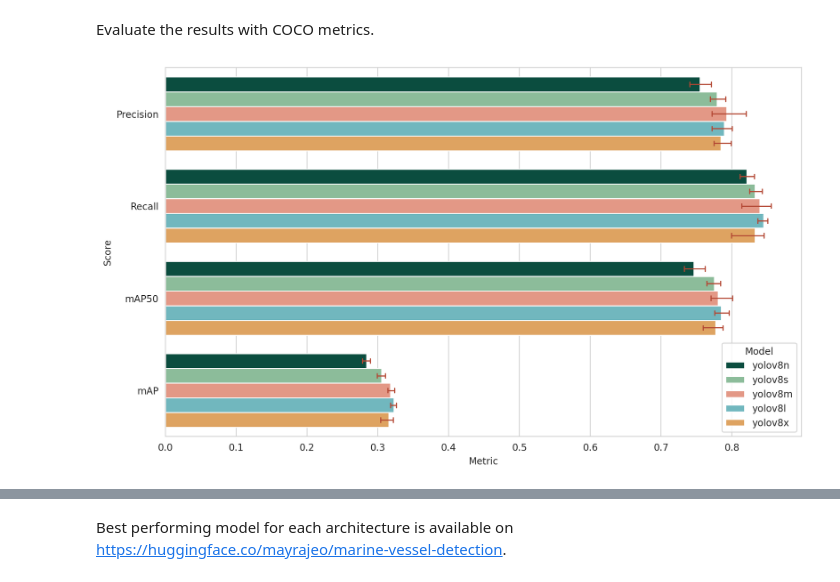
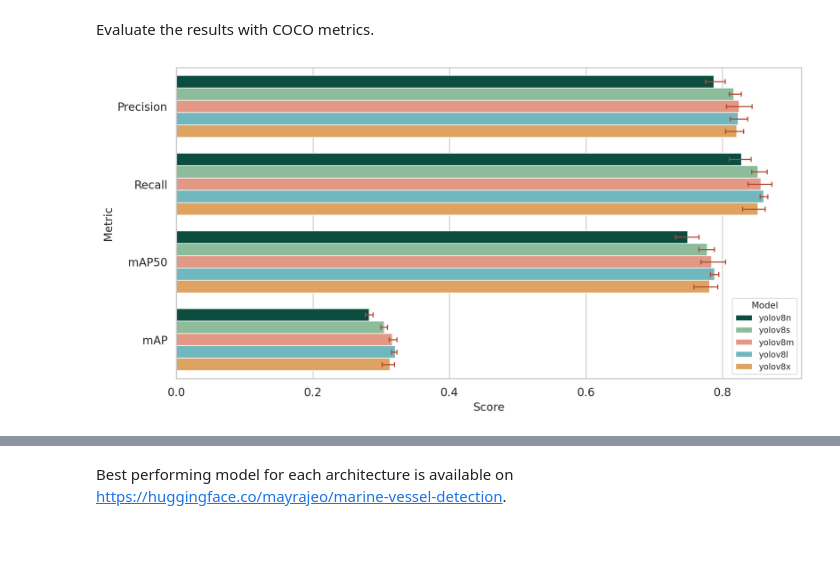
Before and after one commit to mayrajeo/ship-detection, a Jupyter notebook: nbs/detection_results.ipynb, the cells around one changed output, grey strips where cells are left out. Saved outputs shown, nothing was run; the diff lists cells and outputs as text; code cells hidden in the pictures; blank space fills up the shorter version.

```diff
--- a/nbs/detection_results.ipynb
+++ b/nbs/detection_results.ipynb
@@ -23,22 +23,9 @@ import numpy as np
 import warnings
 warnings.filterwarnings("ignore")
 
-from matplotlib.lines import Line2D
-
-from matplotlib.colors import ListedColormap
-colors5 = ["#005845", "#84C497", "#F28E77", "#64C1CB", "#F3A44C"]
-syke5 = ListedColormap(colors5)
-
-colors9 = ["#005845", "#84C497", "#F28E77", "#64C1CB", "#F3A44C", "#B34733", "#006085", "#575756", "#BB5B0F"]
-
-syke9 = ListedColormap(colors9)
-
-
-custom_lines = [Line2D([0], [0], color=syke5(0.0), lw=4),
-                Line2D([0], [0], color=syke5(.25), lw=4),
-                Line2D([0], [0], color=syke5(.50), lw=4),
-                Line2D([0], [0], color=syke5(.75), lw=4),
-                Line2D([0], [0], color=syke5(1.0), lw=4),]
+import sys
+sys.path.insert(1, '..')
+from src.colors import *
 
 model_path = Path('../runs')
 # %% [markdown]
@@ -189,7 +173,7 @@ Evaluate the results with COCO metrics.
 #| label: fig-testres
 #| fig-cap: Test set results by model architecture.
 
-def compute_precision_recall(pred_gdf:gpd.GeoDataFrame, gt_gdf:gpd.GeoDataFrame,
+def get_tp_fp_fn(pred_gdf:gpd.GeoDataFrame, gt_gdf:gpd.GeoDataFrame,
                              iou_threshold:float, area_limit:gpd.GeoDataFrame=None) -> tuple[float, float]:
     """
     Compute precision and recall for polygon predictions and ground truth dataframes.
@@ -239,55 +223,57 @@ def compute_precision_recall(pred_gdf:gpd.GeoDataFrame, gt_gdf:gpd.GeoDataFrame,
 
     # Any remaining ground truth polygons are false negatives
     false_negatives = len(gt_gdf_copy)
-    # Compute precision and recall
-    precision = true_positives / (true_positives + false_positives)
-    recall = true_positives / (true_positives + false_negatives)
-
-    return precision, recall
+    return true_positives, false_positives, false_negatives
 
 precs = []
 recs = []
 results = []
 for m in models:
     mpre = []
     mrec = []
     for f in folds:
-        fpre = []
-        frec = []
+        ftp = []
+        ffp = []
+        ffn = []
         fap50 = []
         fmap = []
         tiles = os.listdir(f'../results_l1c/{m}/{f}')
         # Evaluate precision and recall
         for t in tiles:
             tsteps = [f for f in os.listdir(f'../data/annotated_ships/{t}') if f.endswith('shp')]
             for tstep in tsteps:
                 targs = gpd.read_file(f'../data/annotated_ships/{t}/{tstep}')
                 preds = gpd.read_file(f"../results_l1c/{m}/{f}/{t}/{tstep.replace('shp', 'geojson')}")
-                pre, rec = compute_precision_recall(preds, targs, 0.5)
-                fpre.append(pre)
-                frec.append(rec)
+                tp, fp, fn = get_tp_fp_fn(preds, targs, 0.5)
+                ftp.append(tp)
+                ffp.append(fp)
+                ffn.append(fn)
 
         # Get mAP50 and mAP
         with open(f'../runs/{m}/{f}/eval.txt') as r:
             lines = [l.strip() for l in r.readlines()]
         lines = [l for l in lines if 'Average' in l]
         mAP50 = float(lines[1].split('=')[-1].strip())
         mAP = float(lines[0].split('=')[-1].strip())
-        results.append([m.split('_')[0],f,np.mean(fpre),np.mean(frec), mAP50, mAP])
-        mpre.append(np.mean(fpre))
-        mrec.append(np.mean(frec))
+        pre = sum(ftp) / (sum(ftp) + sum(ffp))
+        rec = sum(ftp) / (sum(ftp) + sum(ffn))
+        results.append([m.split('_')[0],f,pre,rec, mAP50, mAP])
+        mpre.append(np.mean(pre))
+        mrec.append(np.mean(rec))
     precs.append(mpre)
     recs.append(mrec)
 resdf = pd.DataFrame(columns=['Model', 'fold', 'Precision', 'Recall', 'mAP50', 'mAP'], data=results)
 sns.set_style('whitegrid')
-fig, ax = plt.subplots(1,1, figsize=(12,7), dpi=200)
-ax.set_ylim([0,1])
-sns.barplot(y='variable', x='value', hue='Model', data=pd.melt(resdf, id_vars=['Model', 'fold']),
-            palette=colors5, errorbar=('ci', 100), capsize=.05, errcolor='#b34733', errwidth=1.2)
-sns.move_legend(ax, 'lower right')
-plt.xlabel('Metric')
-plt.ylabel('Score')
+fig, ax = plt.subplots(1,1, figsize=(12,6), dpi=200)
+with sns.plotting_context('paper'):
+    ax.set_ylim([0,1])
+    sns.barplot(y='variable', x='value', hue='Model', data=pd.melt(resdf, id_vars=['Model', 'fold']),
+                palette=colors5, errorbar=('ci', 100), capsize=.25, errcolor='#b34733', errwidth=1.2)
+    sns.move_legend(ax, 'lower right')
+    plt.ylabel('Metric')
+    plt.xlabel('Score')
 
-plt.show()
+    plt.savefig('../figures/test_results.jpeg', bbox_inches='tight', dpi=300)
+    plt.show()
 # %% [output]
-[figure, old version]
+[figure, new version]
```
Also changed, not shown: parts of 3 cells of this notebook, 3 other files.
